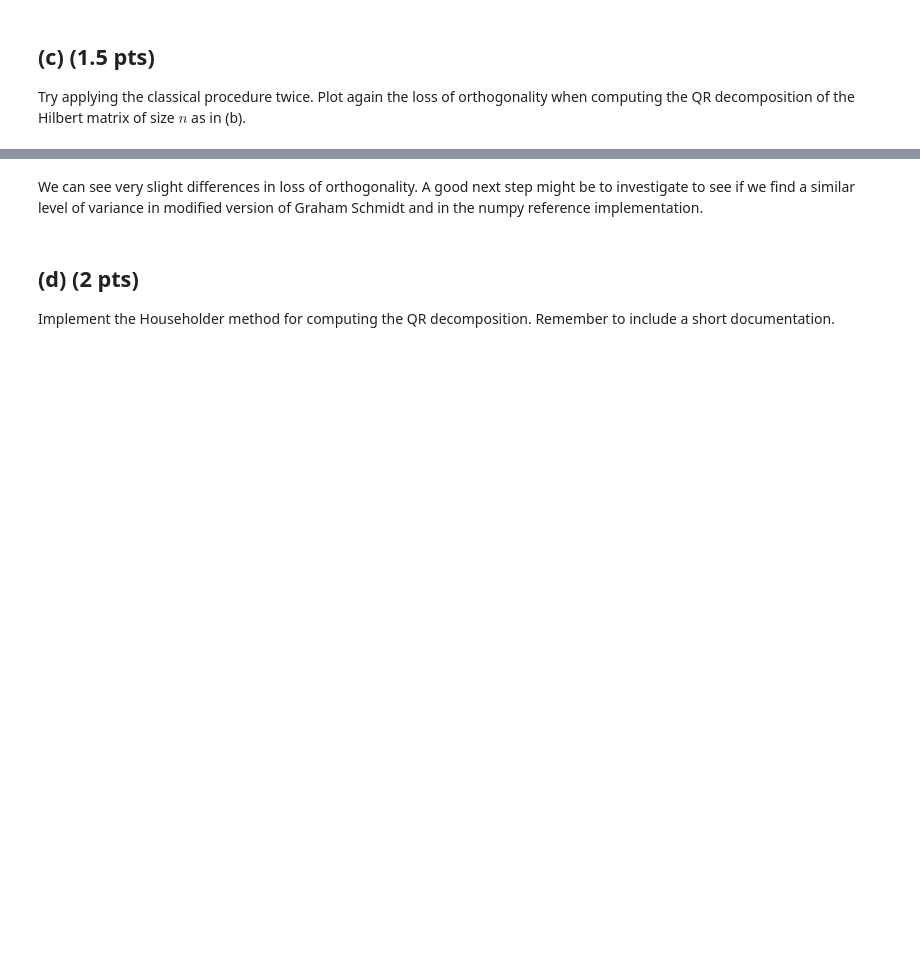
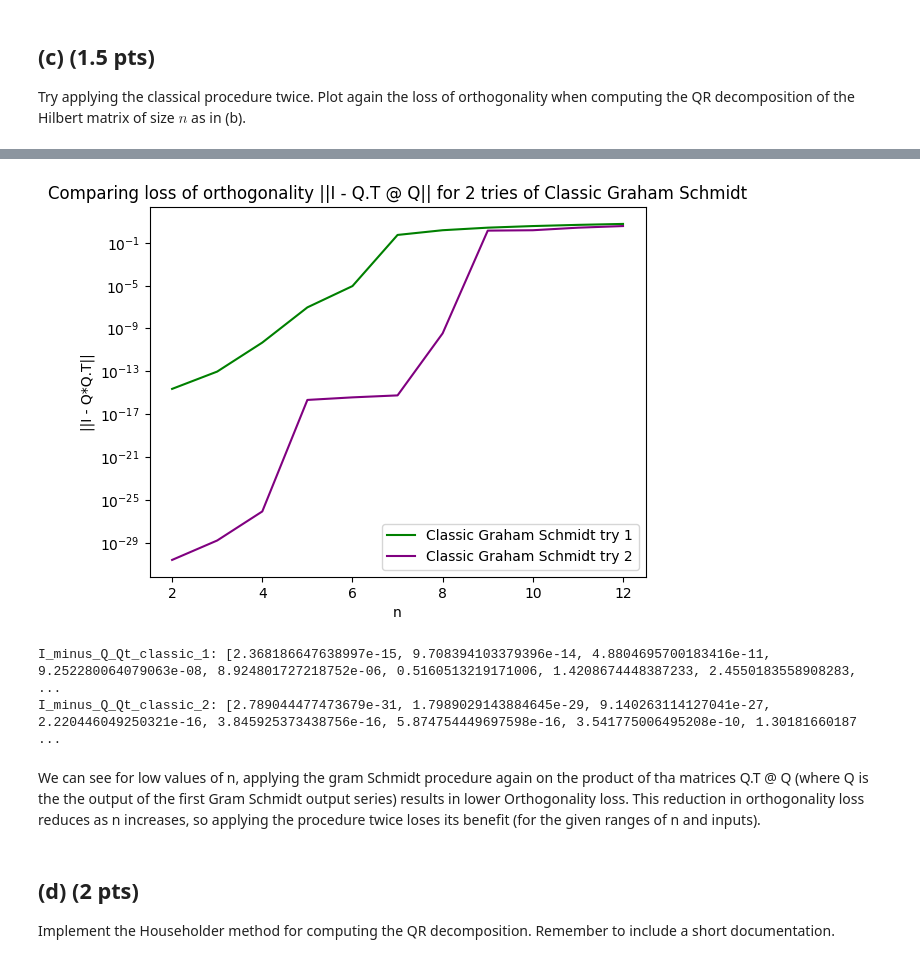
Before and after one commit to NitaiNijholt/NumericalAlgos, a Jupyter notebook: hw3_2023_WIP.ipynb, the cells around one changed output, grey strips where cells are left out. Saved outputs shown, nothing was run; the diff lists cells and outputs as text; code cells hidden in the pictures; blank space fills up the shorter version.

```diff
--- a/hw3_2023_WIP.ipynb
+++ b/hw3_2023_WIP.ipynb
@@ -203,5 +203,43 @@ I_minus_Q_Qt_classic_2: [0.3999999999999988, 1.1399254501972176, 1.7886198105429
-# %% [markdown]
-We can see very slight differences in loss of orthogonality. A good next step might be to investigate to see if we find a similar level of variance in modified version of Graham Schmidt and in the numpy reference implementation.
+# %%
+n_range = range(2,13)
+
+# creating a list of Q matrices with our classic Gram Schmidt orthogonalization based on Hilberts matrices with increasing n
+list_of_Q_classic_1 = []
+for n in n_range:
+    H = make_hilbert_matrix(n)
+    Q_gram_classic_1 = classical_gram_schmidt(H)[0]
+    list_of_Q_classic_1.append(Q_gram_classic_1)
+
+# Computing ||I - Q.T @ Q|| for Gram Schmidt classic
+I_minus_Q_Qt_classic_1 = [np.linalg.norm(np.eye(Q.shape[0])-Q.T @ Q) for Q in list_of_Q_classic_1]
+
+# creating a list of Q matrices with our classic Gram Schmidt orthogonalization based on Hilberts matrices with increasing n
+list_of_Q_classic_2 = []
+for n in n_range:
+    Qt_Q = list_of_Q_classic_1[n-2].T @ list_of_Q_classic_1[n-2]
+    Q_gram_classic_2 = classical_gram_schmidt(Qt_Q)[0]
+    list_of_Q_classic_2.append(Q_gram_classic_2)
+
+# Computing ||I - Q.T @ Q|| for Gram Schmidt classic
+I_minus_Q_Qt_classic_2 = [np.linalg.norm(np.eye(Q.shape[0])-Q.T @ Q) for Q in list_of_Q_classic_2]
+
+plt.title('Comparing loss of orthogonality ||I - Q.T @ Q|| for 2 tries of Classic Graham Schmidt')
+plt.plot(n_range,I_minus_Q_Qt_classic_1, c = 'green', label = 'Classic Graham Schmidt try 1')
+plt.plot(n_range,I_minus_Q_Qt_classic_2, c = 'purple', label = 'Classic Graham Schmidt try 2')
+plt.ylabel('||I - Q*Q.T||')
+plt.xlabel('n')
+plt.yscale('log')
+plt.legend()
+plt.show()
+
+print('I_minus_Q_Qt_classic_1:', I_minus_Q_Qt_classic_1)
+print('I_minus_Q_Qt_classic_2:', I_minus_Q_Qt_classic_2)
+# %% [output]
+[figure, added]
+I_minus_Q_Qt_classic_1: [2.368186647638997e-15, 9.708394103379396e-14, 4.8804695700183416e-11, 9.252280064079063e-08, 8.924801727218752e-06, 0.5160513219171006, 1.4208674448387233, 2.4550183558908283, ...
+I_minus_Q_Qt_classic_2: [2.789044477473679e-31, 1.7989029143884645e-29, 9.140263114127041e-27, 2.220446049250321e-16, 3.845925373438756e-16, 5.874754449697598e-16, 3.541775006495208e-10, 1.30181660187 ...
+# %% [markdown]
+We can see for low values of n, applying the gram Schmidt procedure again on the product of tha matrices Q.T @ Q (where Q is the the output of the first Gram Schmidt output series) results in lower Orthogonality loss. This reduction in orthogonality loss reduces as n increases, so applying the procedure twice loses its benefit (for the given ranges of n and inputs).
 # %% [markdown]
 ## (d) (2 pts)
 Implement the Householder method for computing the QR decomposition. Remember to include a short documentation.
```
Also changed, not shown: parts of 2 cells of this notebook.
